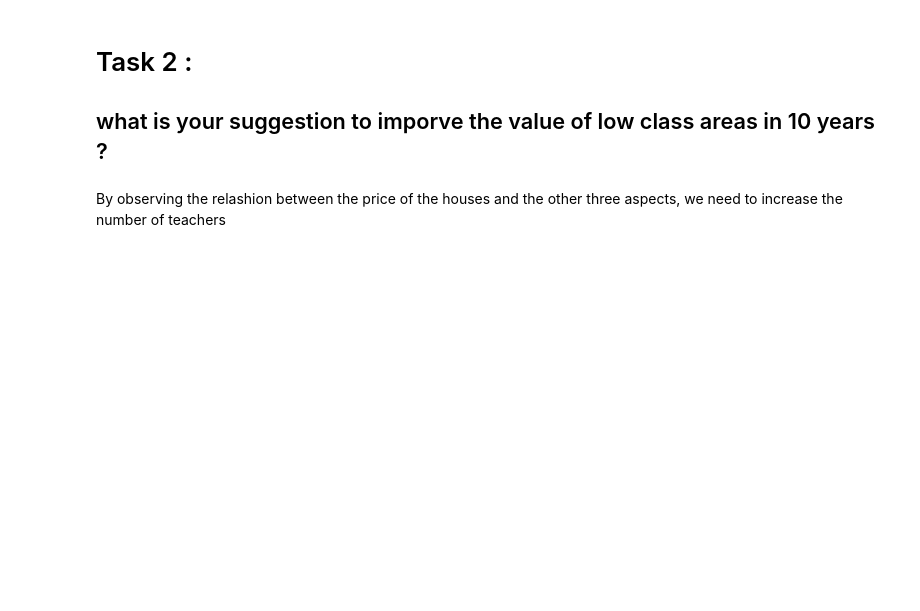
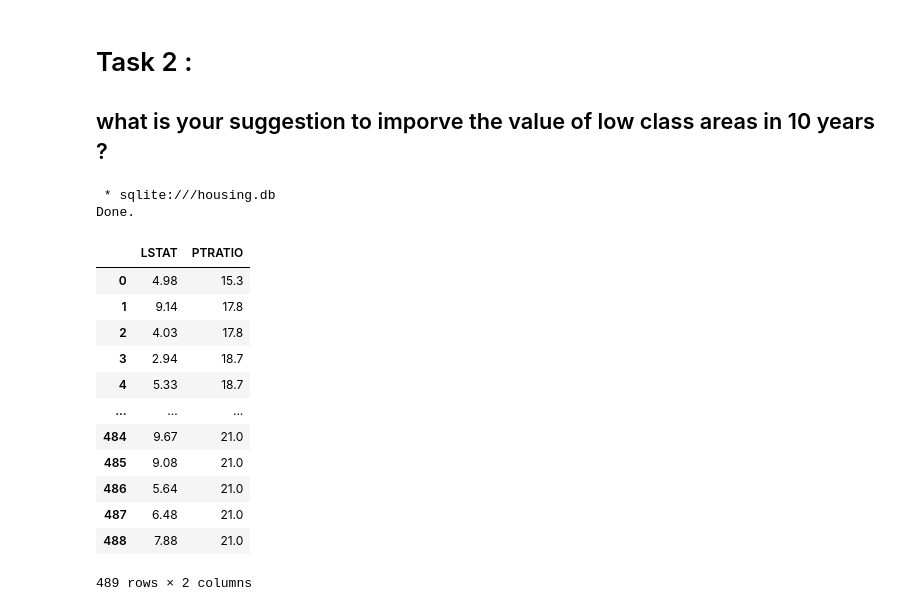
Before and after one commit to Muhammadibra40/Data-Analysis, a Jupyter notebook: SQL/SQL basics 3/boston house/house price-sqlite-Copy1.ipynb, the cells around one changed output. Saved outputs shown, nothing was run; the diff lists cells and outputs as text; code cells hidden in the pictures; blank space fills up the shorter version.

```diff
--- a/SQL/SQL basics 3/boston house/house price-sqlite-Copy1.ipynb
+++ b/SQL/SQL basics 3/boston house/house price-sqlite-Copy1.ipynb
@@ -184,5 +184,23 @@ Done.
 # %% [markdown]
 # Task 2 :
 ## what is your suggestion to imporve the value of low class areas in 10 years ?
-# %% [markdown]
-By observing the relashion between the price of the houses and the other three aspects, we need to increase the number of teachers
+# %%
+house_p_dist = %sql SELECT LSTAT , PTRATIO FROM house_p;
+class_service_rl = house_p_dist.DataFrame()
+class_service_rl
+# %% [output]
+ * sqlite:///housing.db
+Done.
+|  | LSTAT | PTRATIO |
+| 0 | 4.98 | 15.3 |
+| 1 | 9.14 | 17.8 |
+| 2 | 4.03 | 17.8 |
+| 3 | 2.94 | 18.7 |
+| 4 | 5.33 | 18.7 |
+| ... | ... | ... |
+| 484 | 9.67 | 21.0 |
+| 485 | 9.08 | 21.0 |
+| 486 | 5.64 | 21.0 |
+| 487 | 6.48 | 21.0 |
+| 488 | 7.88 | 21.0 |
+489 rows × 2 columns
```
Also changed, not shown: parts of 3 cells of this notebook.
